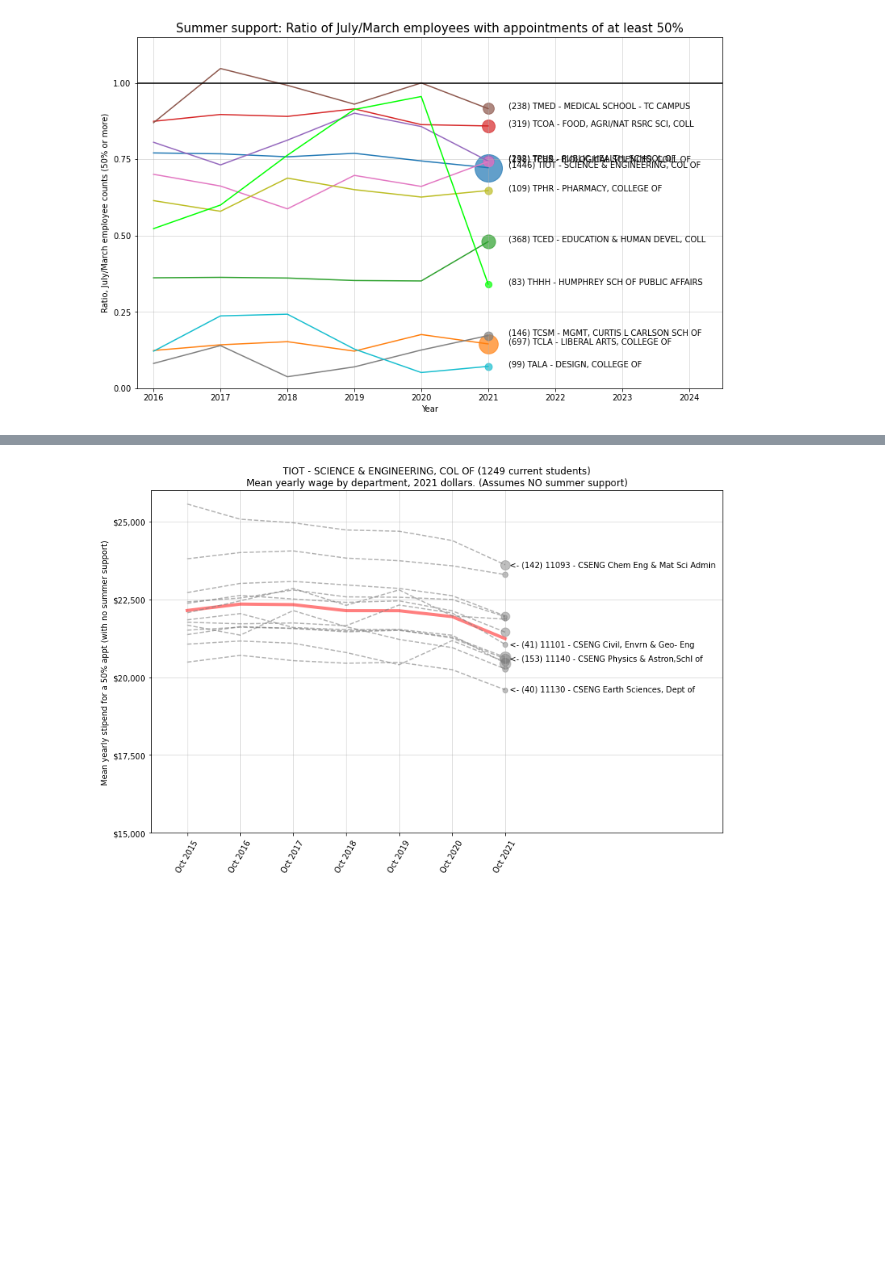
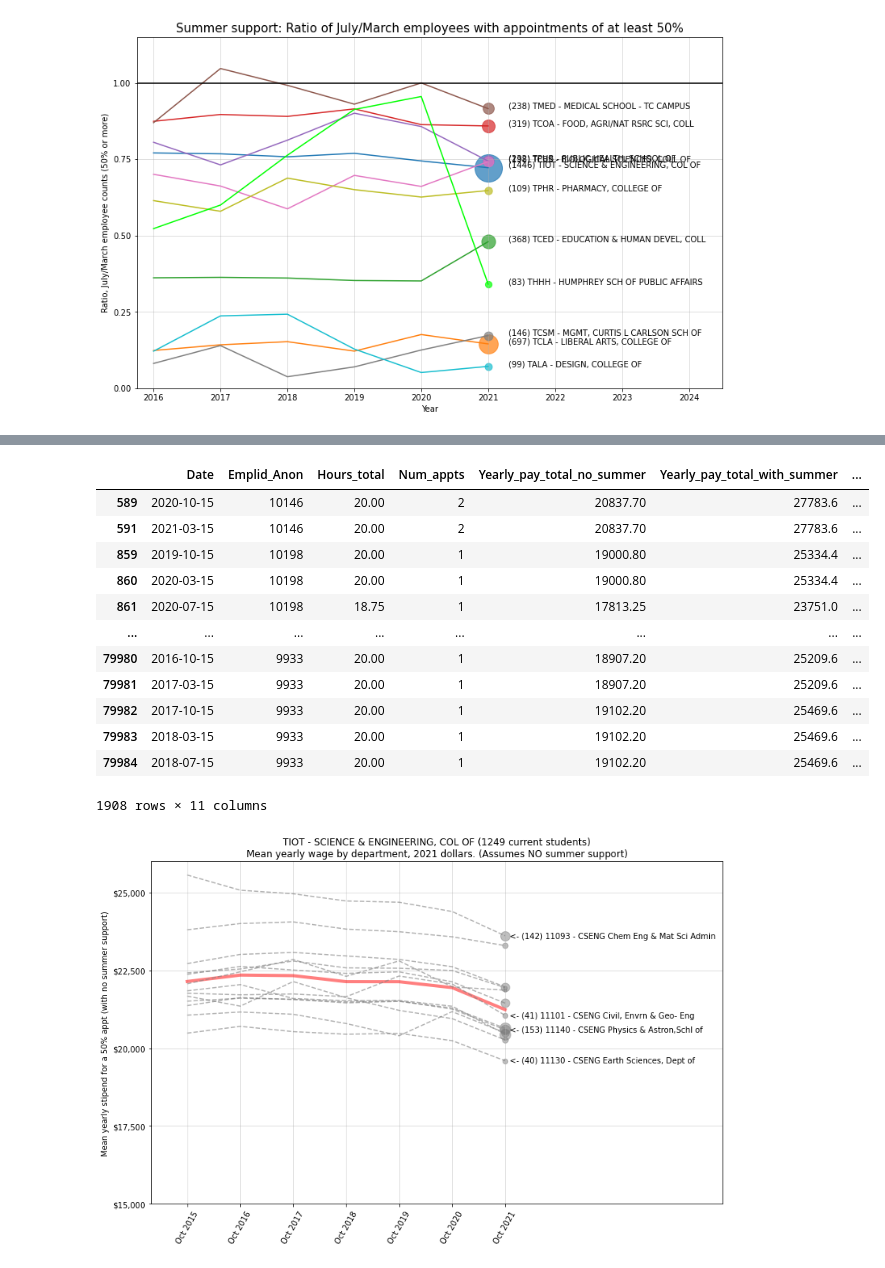
Before and after one commit to NicoAdams/umn_grad_pay_analysis, a Jupyter notebook: Generate_pay_plots.ipynb, the cells around one changed output, grey strips where cells are left out. Cells and saved outputs as stored; diff of their text form; code cells hidden in the pictures; blank space fills up the shorter version.

```diff
--- a/Generate_pay_plots.ipynb
+++ b/Generate_pay_plots.ipynb
@@ -219,3 +327,19 @@ plt.axhline(yearlyMeanPayDept[0], color='gray', linestyle='--', alpha=0.7)
+# %%
+dfDeptSplit[dfDeptSplit['Department'] == targetDept]
+# %% [output]
+|  | Date | Emplid_Anon | Hours_total | Num_appts | Yearly_pay_total_no_summer | Yearly_pay_total_with_summer | ... |
+| 589 | 2020-10-15 | 10146 | 20.00 | 2 | 20837.70 | 27783.6 | ... |
+| 591 | 2021-03-15 | 10146 | 20.00 | 2 | 20837.70 | 27783.6 | ... |
+| 859 | 2019-10-15 | 10198 | 20.00 | 1 | 19000.80 | 25334.4 | ... |
+| 860 | 2020-03-15 | 10198 | 20.00 | 1 | 19000.80 | 25334.4 | ... |
+| 861 | 2020-07-15 | 10198 | 18.75 | 1 | 17813.25 | 23751.0 | ... |
+| ... | ... | ... | ... | ... | ... | ... | ... |
+| 79980 | 2016-10-15 | 9933 | 20.00 | 1 | 18907.20 | 25209.6 | ... |
+| 79981 | 2017-03-15 | 9933 | 20.00 | 1 | 18907.20 | 25209.6 | ... |
+| 79982 | 2017-10-15 | 9933 | 20.00 | 1 | 19102.20 | 25469.6 | ... |
+| 79983 | 2018-03-15 | 9933 | 20.00 | 1 | 19102.20 | 25469.6 | ... |
+| 79984 | 2018-07-15 | 9933 | 20.00 | 1 | 19102.20 | 25469.6 | ... |
+1908 rows × 11 columns
 # %%
 deptMinSize = 10
 adjustForInflation = True
```
Also changed, not shown: parts of 4 cells of this notebook, 1 other file.
